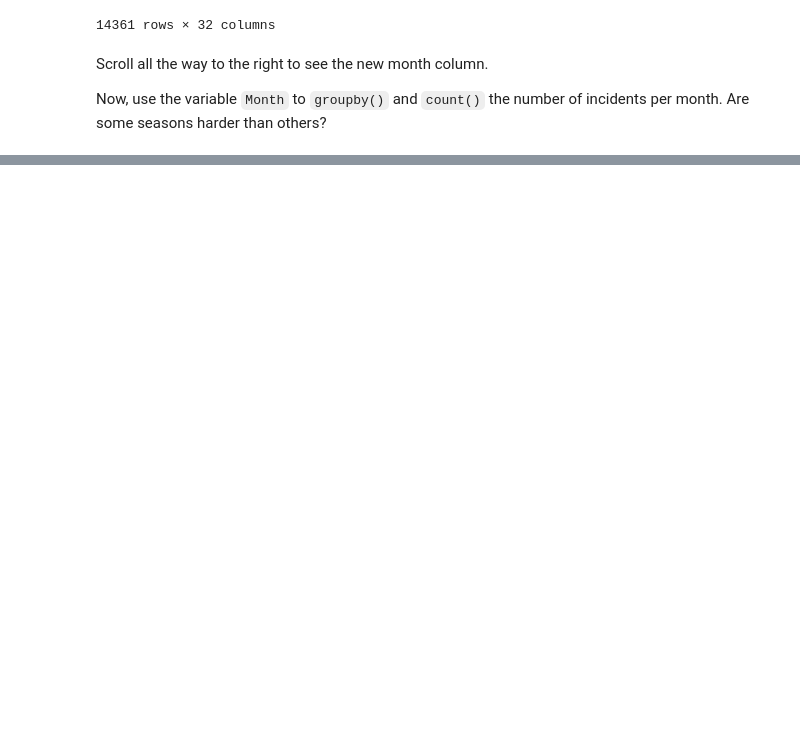
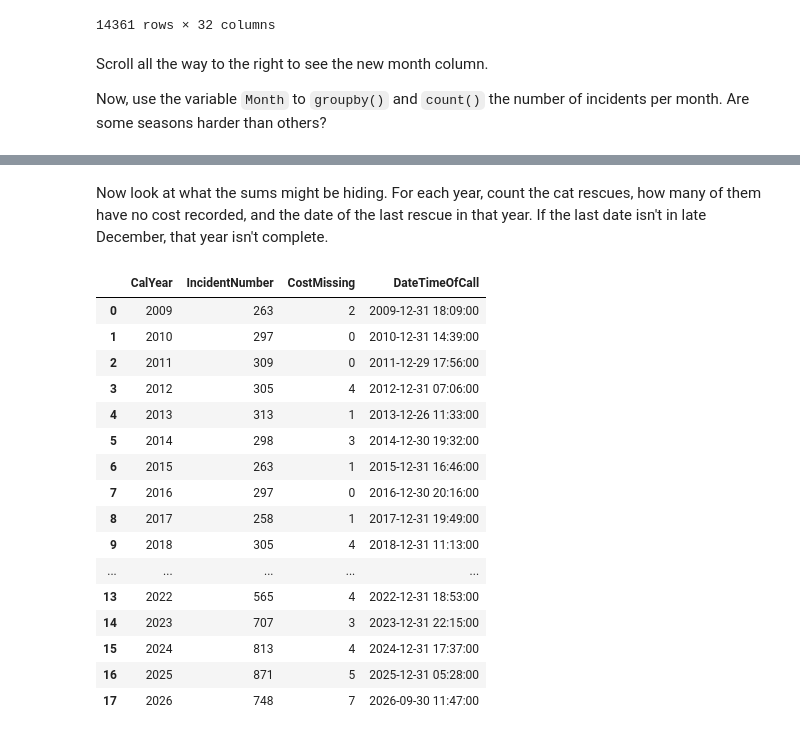
Before and after one commit to ka2931/2026-Image-and-Sound, a Jupyter notebook: lessons/02-homework/Homework_2.ipynb, the cells around one changed output, grey strips where cells are left out. Saved outputs shown, nothing was run; the diff lists cells and outputs as text; code cells hidden in the pictures; blank space fills up the shorter version.

```diff
--- a/lessons/02-homework/Homework_2.ipynb
+++ b/lessons/02-homework/Homework_2.ipynb
@@ -1600,0 +1697,28 @@ Now, use the variable `Month` to `groupby()` and `count()` the number of inciden
+# %% [markdown]
+Now look at what the sums might be hiding. For each year, count the cat rescues, how many of them have no cost recorded, and the date of the last rescue in that year. If the last date isn't in late December, that year isn't complete.
+# %%
+# True when a rescue has no cost recorded
+cats["CostMissing"] = cats["IncidentNotionalCost(£)"].isna()
+
+cat_detail = cats.groupby("CalYear", as_index=False).agg({"IncidentNumber": "count",
+                                                          "CostMissing": "sum",
+                                                          "DateTimeOfCall": "max"})
+cat_detail
+# %% [output]
+|  | CalYear | IncidentNumber | CostMissing | DateTimeOfCall |
+| 0 | 2009 | 263 | 2 | 2009-12-31 18:09:00 |
+| 1 | 2010 | 297 | 0 | 2010-12-31 14:39:00 |
+| 2 | 2011 | 309 | 0 | 2011-12-29 17:56:00 |
+| 3 | 2012 | 305 | 4 | 2012-12-31 07:06:00 |
+| 4 | 2013 | 313 | 1 | 2013-12-26 11:33:00 |
+| 5 | 2014 | 298 | 3 | 2014-12-30 19:32:00 |
+| 6 | 2015 | 263 | 1 | 2015-12-31 16:46:00 |
+| 7 | 2016 | 297 | 0 | 2016-12-30 20:16:00 |
+| 8 | 2017 | 258 | 1 | 2017-12-31 19:49:00 |
+| 9 | 2018 | 305 | 4 | 2018-12-31 11:13:00 |
+| ... | ... | ... | ... | ... |
+| 13 | 2022 | 565 | 4 | 2022-12-31 18:53:00 |
+| 14 | 2023 | 707 | 3 | 2023-12-31 22:15:00 |
+| 15 | 2024 | 813 | 4 | 2024-12-31 17:37:00 |
+| 16 | 2025 | 871 | 5 | 2025-12-31 05:28:00 |
+| 17 | 2026 | 748 | 7 | 2026-09-30 11:47:00 |
```
Also changed, not shown: parts of 14 cells of this notebook.
